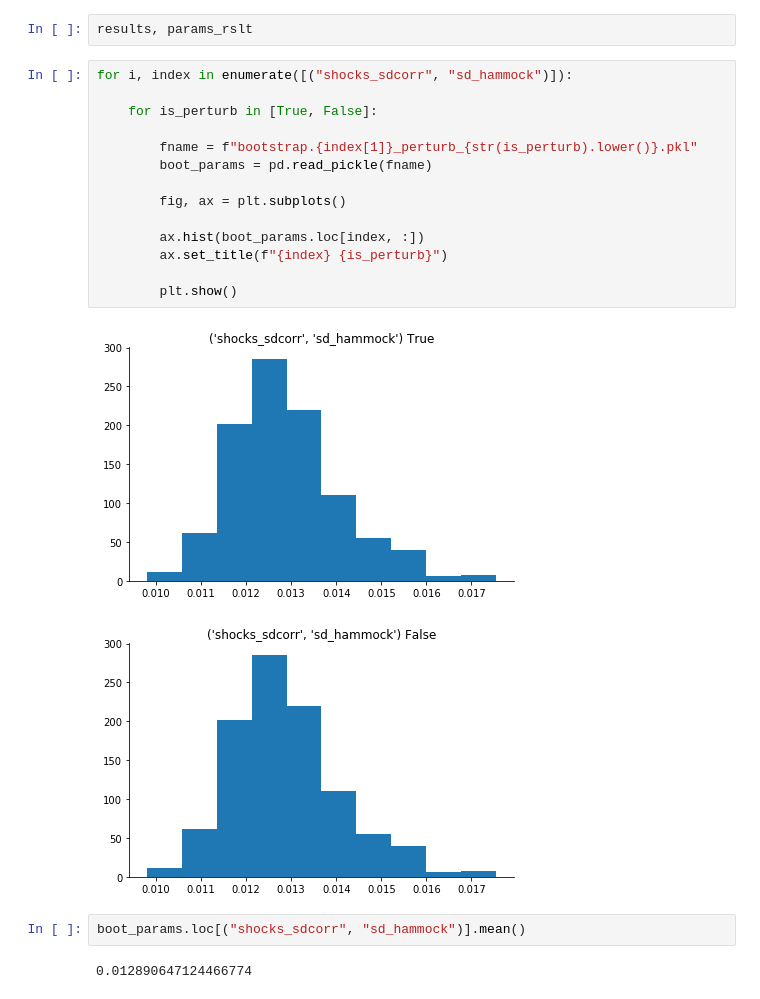
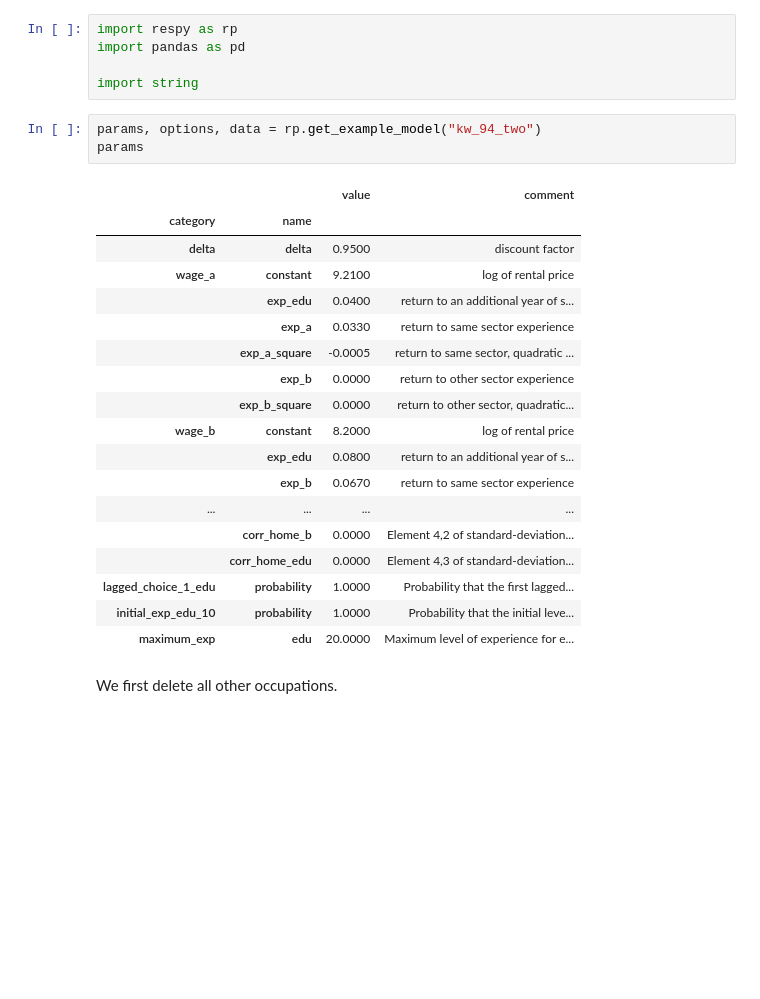
Before and after one commit to peisenha/dev-respy, a Jupyter notebook: sandbox.ipynb, the cells around one changed output. Cells and saved outputs as stored; diff of their text form; blank space fills up the shorter version.

```diff
--- a/sandbox.ipynb
+++ b/sandbox.ipynb
@@ -46,23 +1,29 @@ results, params_rslt = maximize(
-# %%
-results, params_rslt
-# %%
-for i, index in enumerate([("shocks_sdcorr", "sd_hammock")]):
-
-    for is_perturb in [True, False]:
-
-        fname = f"bootstrap.{index[1]}_perturb_{str(is_perturb).lower()}.pkl"
-        boot_params = pd.read_pickle(fname)
-
-        fig, ax = plt.subplots()
-
-        ax.hist(boot_params.loc[index, :])
-        ax.set_title(f"{index} {is_perturb}")
-
-        plt.show()
-# %% [output]
-[figure, removed]
-[figure, removed]
-# %%
-boot_params.loc[("shocks_sdcorr", "sd_hammock")].mean()
-# %% [output]
-0.012890647124466774
+# %%
+import respy as rp
+import pandas as pd
+
+import string
+# %%
+params, options, data = rp.get_example_model("kw_94_two")
+params
+# %% [output]
+|  |  | value | comment |
+| category | name |  |  |
+| delta | delta | 0.9500 | discount factor |
+| wage_a | constant | 9.2100 | log of rental price |
+|  | exp_edu | 0.0400 | return to an additional year of s... |
+|  | exp_a | 0.0330 | return to same sector experience |
+|  | exp_a_square | -0.0005 | return to same sector, quadratic ... |
+|  | exp_b | 0.0000 | return to other sector experience |
+|  | exp_b_square | 0.0000 | return to other sector, quadratic... |
+| wage_b | constant | 8.2000 | log of rental price |
+|  | exp_edu | 0.0800 | return to an additional year of s... |
+|  | exp_b | 0.0670 | return to same sector experience |
+| ... | ... | ... | ... |
+|  | corr_home_b | 0.0000 | Element 4,2 of standard-deviation... |
+|  | corr_home_edu | 0.0000 | Element 4,3 of standard-deviation... |
+| lagged_choice_1_edu | probability | 1.0000 | Probability that the first lagged... |
+| initial_exp_edu_10 | probability | 1.0000 | Probability that the initial leve... |
+| maximum_exp | edu | 20.0000 | Maximum level of experience for e... |
+# %% [markdown]
+We first delete all other occupations.
```
Also changed, not shown: parts of 19 cells of this notebook, 3 other files.
